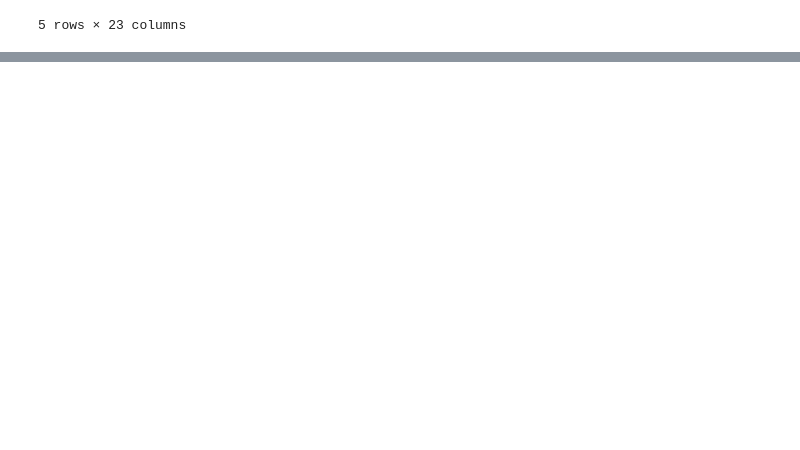
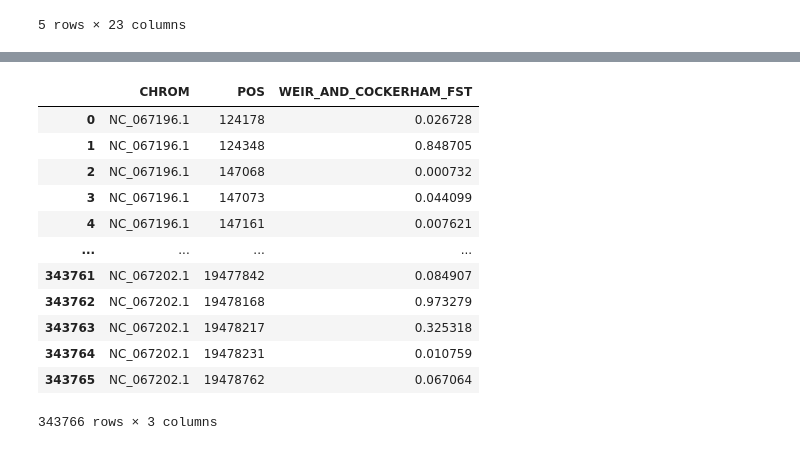
Before and after one commit to nealplatt/schisto_aim_panel, a Jupyter notebook: code/testing_aim_panel.ipynb, the cells around one changed output, grey strips where cells are left out. Saved outputs shown, nothing was run; the diff lists cells and outputs as text; code cells hidden in the pictures; blank space fills up the shorter version.

```diff
--- a/code/testing_aim_panel.ipynb
+++ b/code/testing_aim_panel.ipynb
@@ -19,0 +171,18 @@ info_df.head()
+# %%
+fst_df = fst_df.loc[fst_df["WEIR_AND_COCKERHAM_FST"]>0].reset_index(drop=True)
+fst_df.to_csv("fst_df.csv", sep=",", header=True, index=False)
+fst_df
+# %% [output]
+|  | CHROM | POS | WEIR_AND_COCKERHAM_FST |
+| 0 | NC_067196.1 | 124178 | 0.026728 |
+| 1 | NC_067196.1 | 124348 | 0.848705 |
+| 2 | NC_067196.1 | 147068 | 0.000732 |
+| 3 | NC_067196.1 | 147073 | 0.044099 |
+| 4 | NC_067196.1 | 147161 | 0.007621 |
+| ... | ... | ... | ... |
+| 343761 | NC_067202.1 | 19477842 | 0.084907 |
+| 343762 | NC_067202.1 | 19478168 | 0.973279 |
+| 343763 | NC_067202.1 | 19478217 | 0.325318 |
+| 343764 | NC_067202.1 | 19478231 | 0.010759 |
+| 343765 | NC_067202.1 | 19478762 | 0.067064 |
+343766 rows × 3 columns
```
Also changed, not shown: parts of 13 cells of this notebook, 4 other files.
